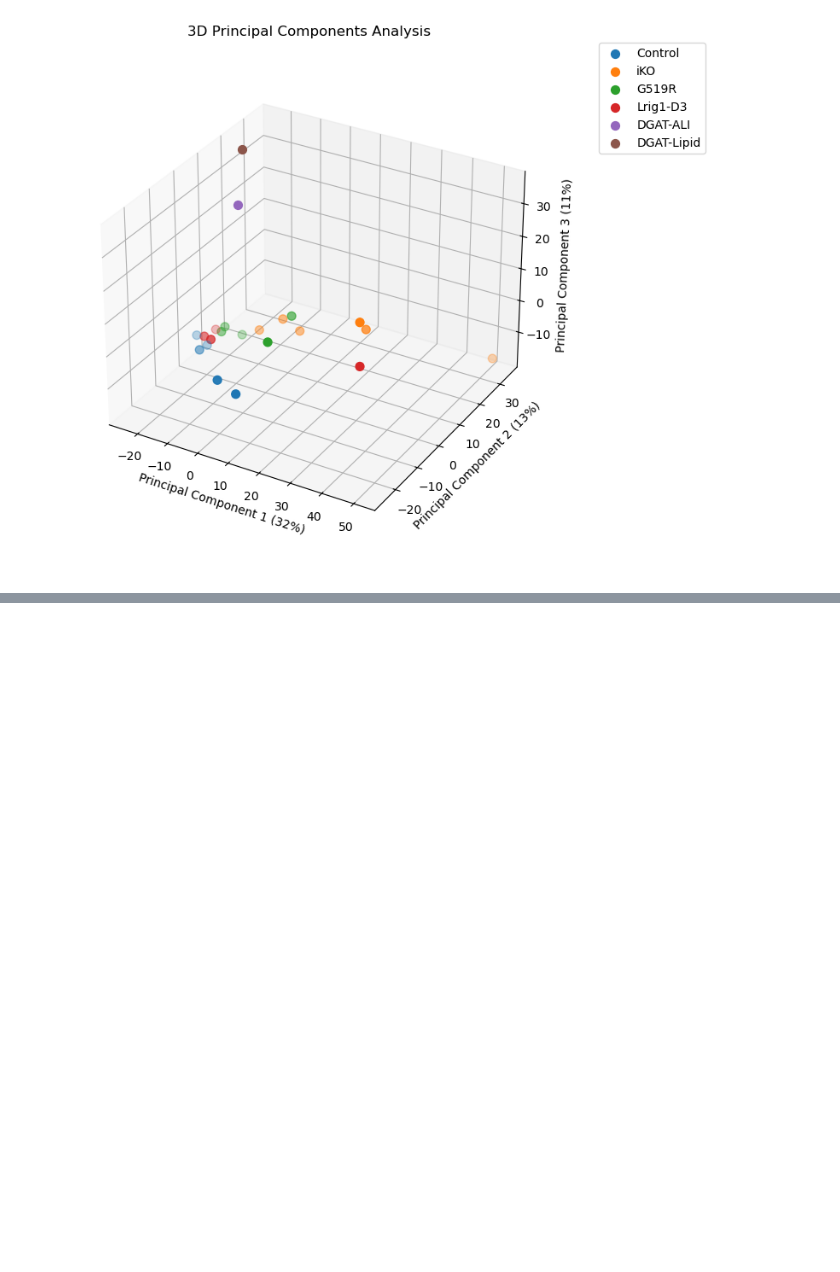
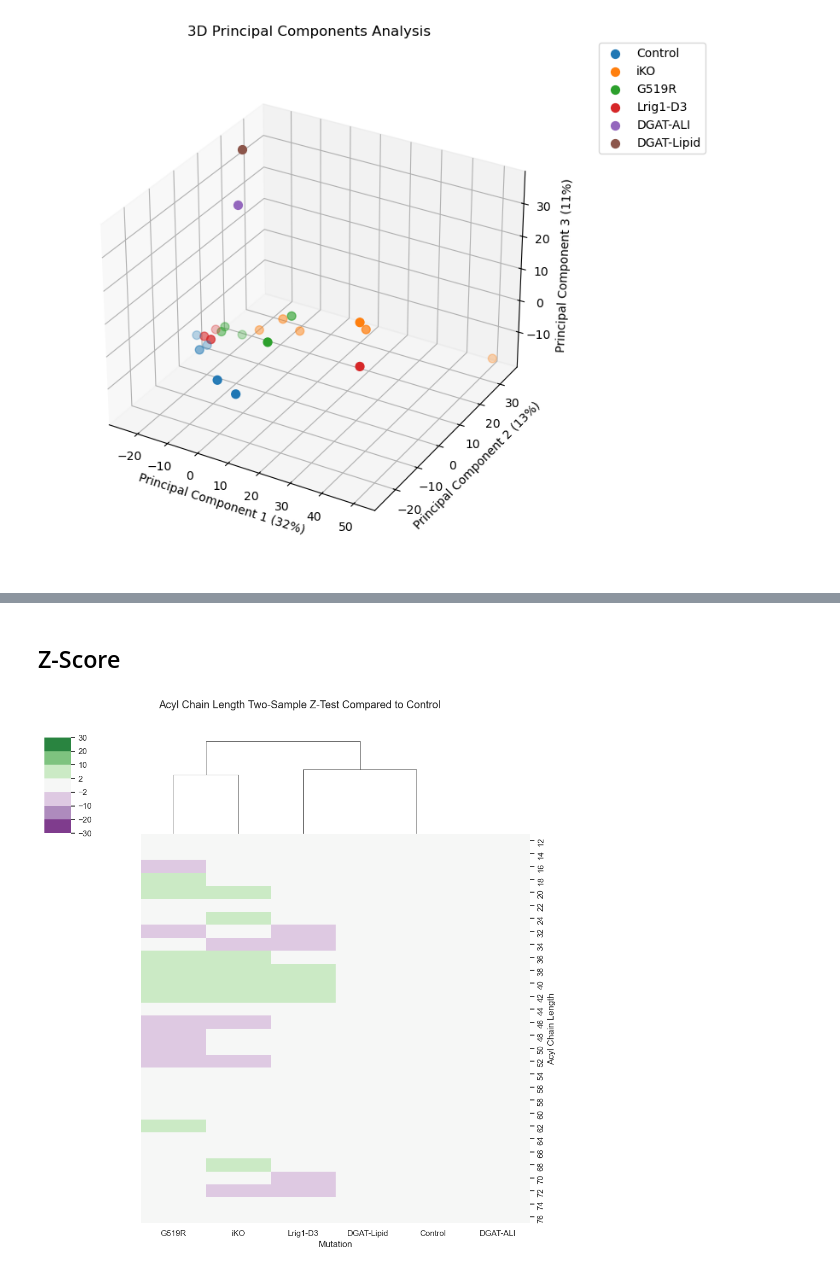
Before and after one commit to hn1902/lipids-proj-new, a Jupyter notebook: dgat_figures.ipynb, the cells around one changed output, grey strips where cells are left out. Saved outputs shown, nothing was run; the diff lists cells and outputs as text; code cells hidden in the pictures; blank space fills up the shorter version.

```diff
--- a/dgat_figures.ipynb
+++ b/dgat_figures.ipynb
@@ -357,0 +855,12 @@ ax_nstd.figure.savefig('graphs/dgat/pca/3D_PCA.png', dpi=300, bbox_inches='tight
+# %% [markdown]
+## Z-Score
+# %%
+cl_z = functions.z_score(df_meta2,
+                         df_a1,
+                         var = 'Acyl Chain Length',
+                         drop_var = list(range(1,70,2)),
+                         ctrl = 'Control',
+                         row_cluster=False,
+                         outlier = False)
+# %% [output]
+[figure, added]
```
Also changed, not shown: parts of 51 cells of this notebook, 53 other files.
